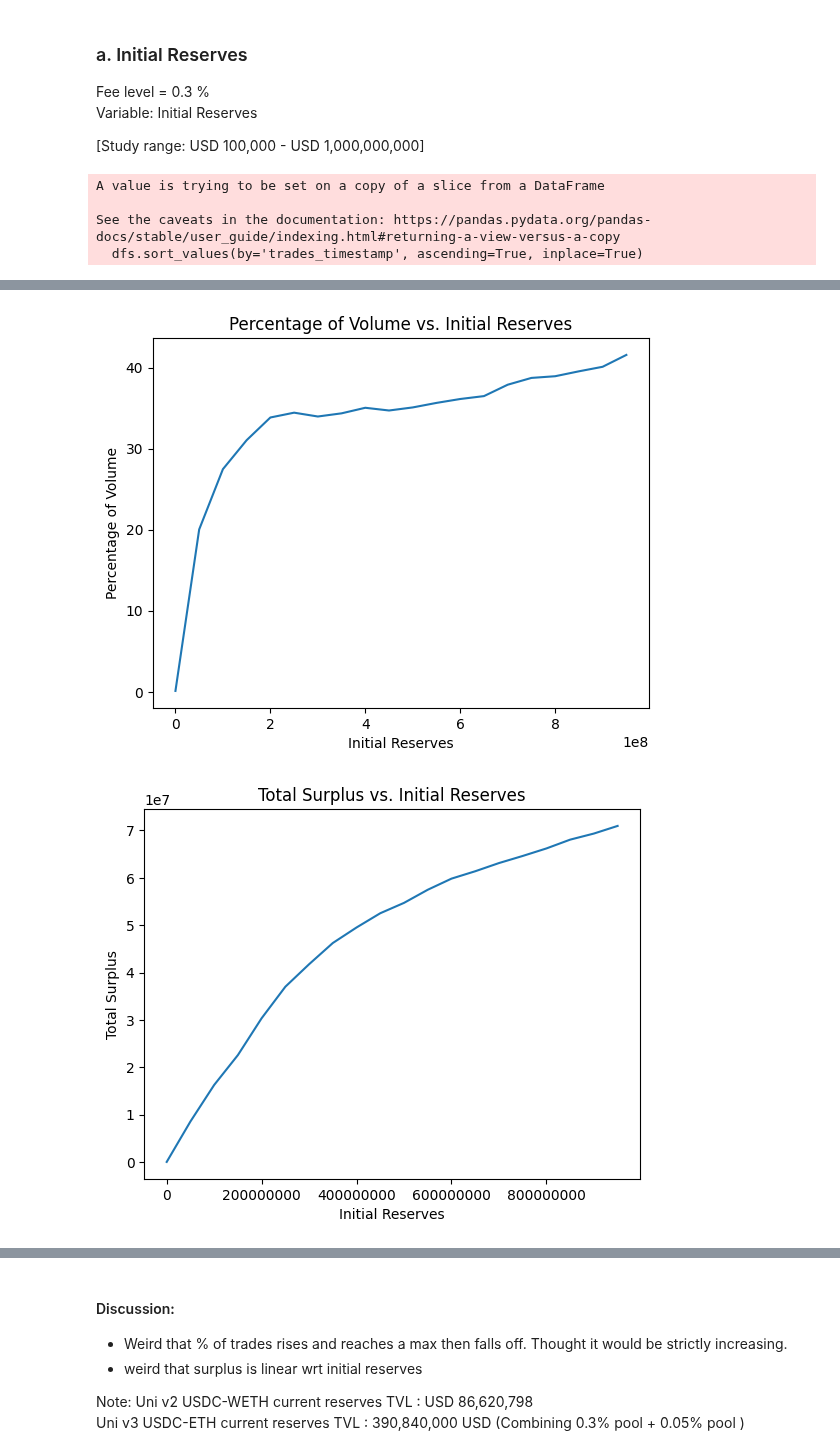
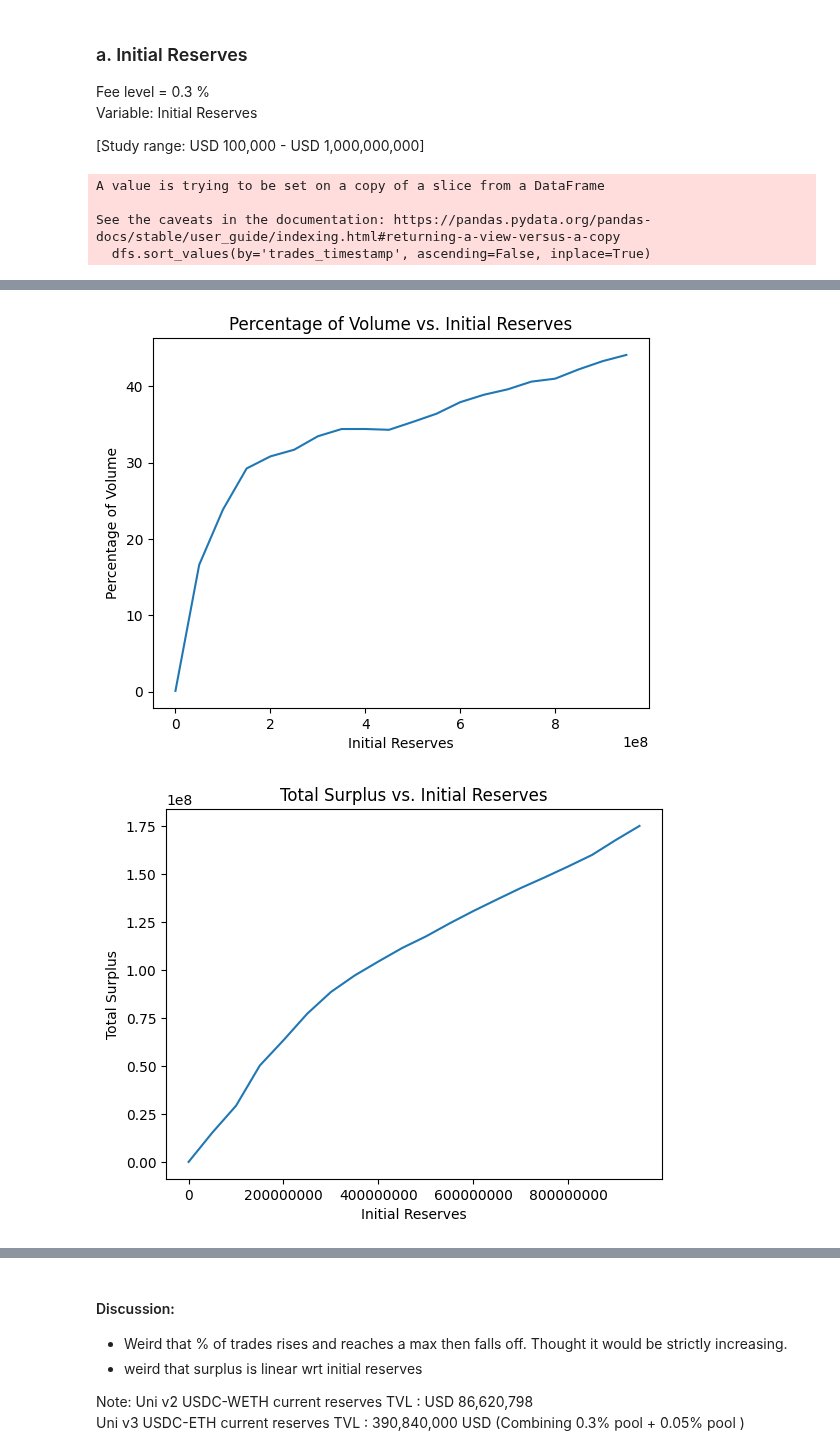
Before and after one commit to mohammed7s/Feedlot, a Jupyter notebook: forum_surplus_study/surplus_study.ipynb, the cells around one changed output, grey strips where cells are left out. Drawn from its saved outputs; the diff is of its cells as text; code cells hidden in the pictures.

```diff
--- a/forum_surplus_study/surplus_study.ipynb
+++ b/forum_surplus_study/surplus_study.ipynb
@@ -67,10 +67,10 @@ pd.set_option('max_colwidth', None)
 cow_ds = Streamer('https://api.thegraph.com/subgraphs/name/cowprotocol/cow')
 # %%
 # DEFINE TIMESTAMP HERE. Minimum Timstamp is used for replication quality assurance purposes. Timestamp date:
-timestamp =  1646464506
+timestamp =  1646092800
 
 # we set a fixed query size number. The Cow settlements and Uniswap swaps query are multiples larger than this initial query size.
-query_size = 250000
+query_size = 500000
 
 #Filter size - We filter trades out that are smaller than $1000 USD size
 filter_usd = 100
@@ -731,12 +744,12 @@ for token1_starting_reserves in range(100000, 1000100000, 50000000):
     y3.append(total_surplus)
 
 
-df_results = pd.DataFrame({'starting reserves': x, '% of trades executed': y1, '% of volume executed': y2, 'total_surplus': y3})
+df_results_USDC_WETH_reserves = pd.DataFrame({'starting reserves': x, '% of trades executed': y1, '% of volume executed': y2, 'total_surplus': y3})
 pd.set_option('display.float_format', lambda x: '%.4f' % x)
 
 print('**************************************')
 print('*************RESULTS******************')
-print(df_results)
+print(df_results_USDC_WETH_reserves)
 
 
 # Plot 1: Percentage of Trades vs. Initial Reserves
@@ -767,4 +780,4 @@ plt.show()
 A value is trying to be set on a copy of a slice from a DataFrame
 
 See the caveats in the documentation: https://pandas.pydata.org/pandas-docs/stable/user_guide/indexing.html#returning-a-view-versus-a-copy
-  dfs.sort_values(by='trades_timestamp', ascending=True, inplace=True)
+  dfs.sort_values(by='trades_timestamp', ascending=False, inplace=True)
@@ -789,2 +802,2 @@ token1 USDC
-[figure, old version]
+[figure, new version]
-[figure, old version]
+[figure, new version]
```
Also changed, not shown: parts of 82 cells of this notebook.
